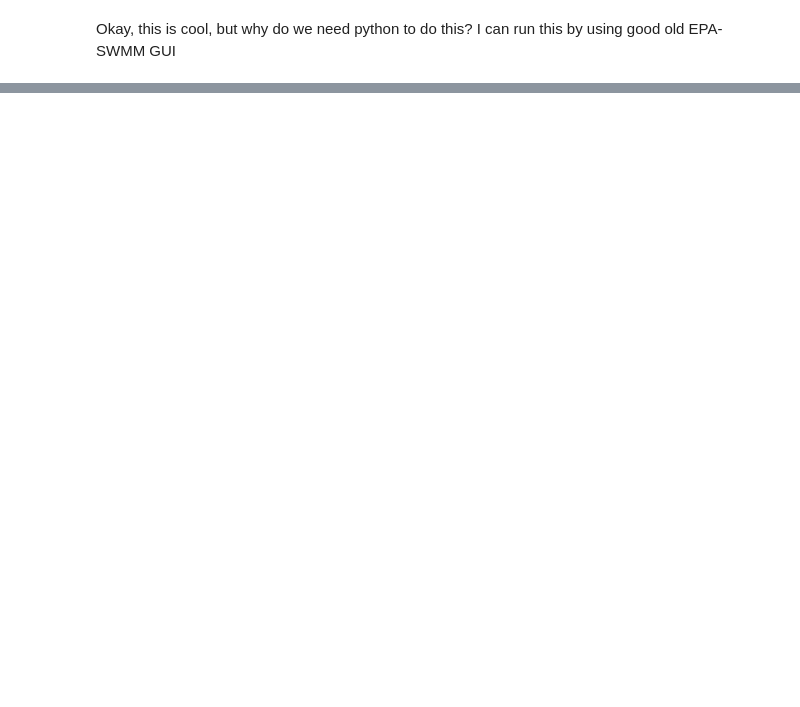
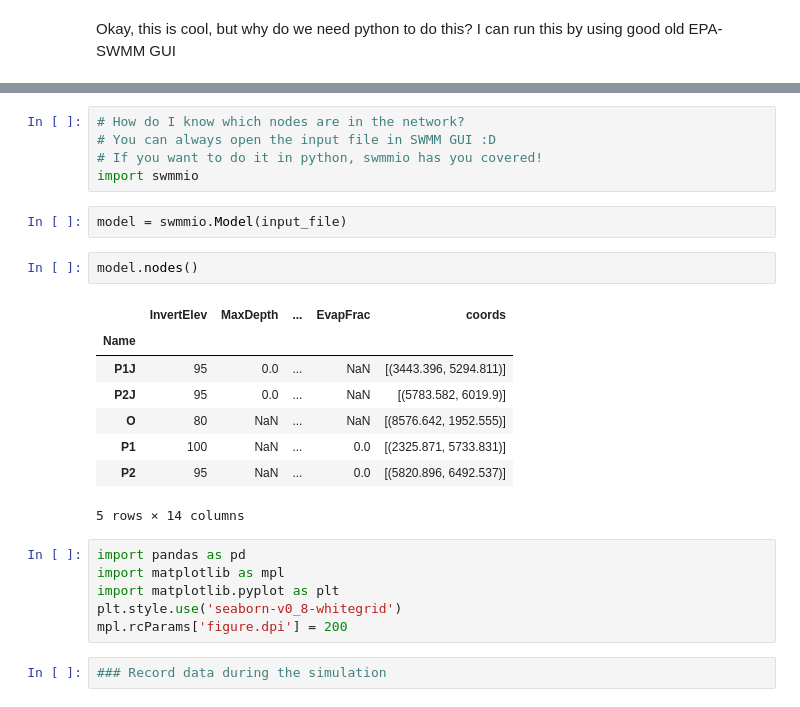
Before and after one commit to abhiramm7/ewri2023_DigitalWater101, a Jupyter notebook: 1.Introduction-Simulation Environment.ipynb, the cells around one changed output, grey strips where cells are left out. Cells and saved outputs as stored; diff of their text form; blank space fills up the shorter version.

```diff
--- a/1.Introduction-Simulation Environment.ipynb
+++ b/1.Introduction-Simulation Environment.ipynb
@@ -66,0 +94,26 @@ simulation.close()
+# %%
+# How do I know which nodes are in the network?
+# You can always open the input file in SWMM GUI :D
+# If you want to do it in python, swmmio has you covered!
+import swmmio
+# %%
+model = swmmio.Model(input_file)
+# %%
+model.nodes()
+# %% [output]
+|  | InvertElev | MaxDepth | ... | EvapFrac | coords |
+| Name |  |  |  |  |  |
+| P1J | 95 | 0.0 | ... | NaN | [(3443.396, 5294.811)] |
+| P2J | 95 | 0.0 | ... | NaN | [(5783.582, 6019.9)] |
+| O | 80 | NaN | ... | NaN | [(8576.642, 1952.555)] |
+| P1 | 100 | NaN | ... | 0.0 | [(2325.871, 5733.831)] |
+| P2 | 95 | NaN | ... | 0.0 | [(5820.896, 6492.537)] |
+5 rows × 14 columns
+# %%
+import pandas as pd
+import matplotlib as mpl
+import matplotlib.pyplot as plt
+plt.style.use('seaborn-v0_8-whitegrid')
+mpl.rcParams['figure.dpi'] = 200
+# %%
+### Record data during the simulation
```
Also changed, not shown: parts of 17 cells of this notebook.
